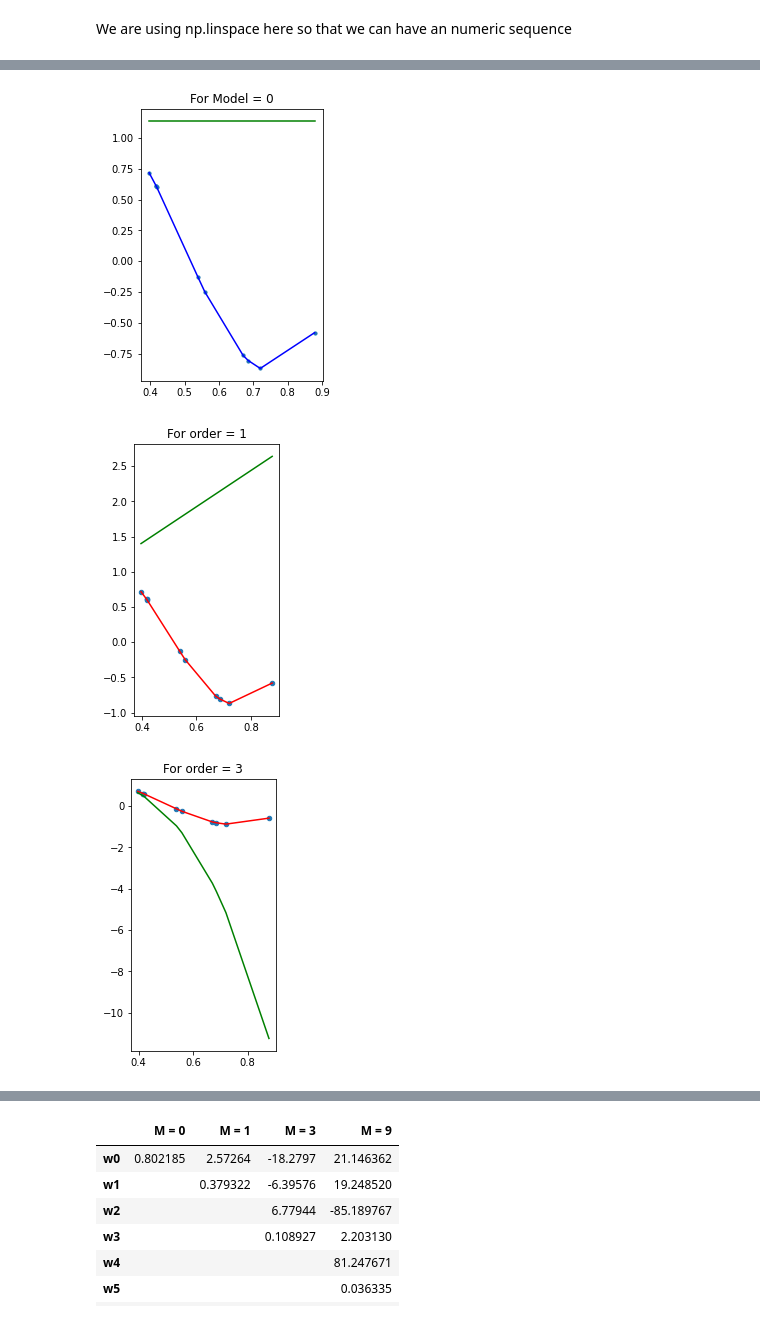
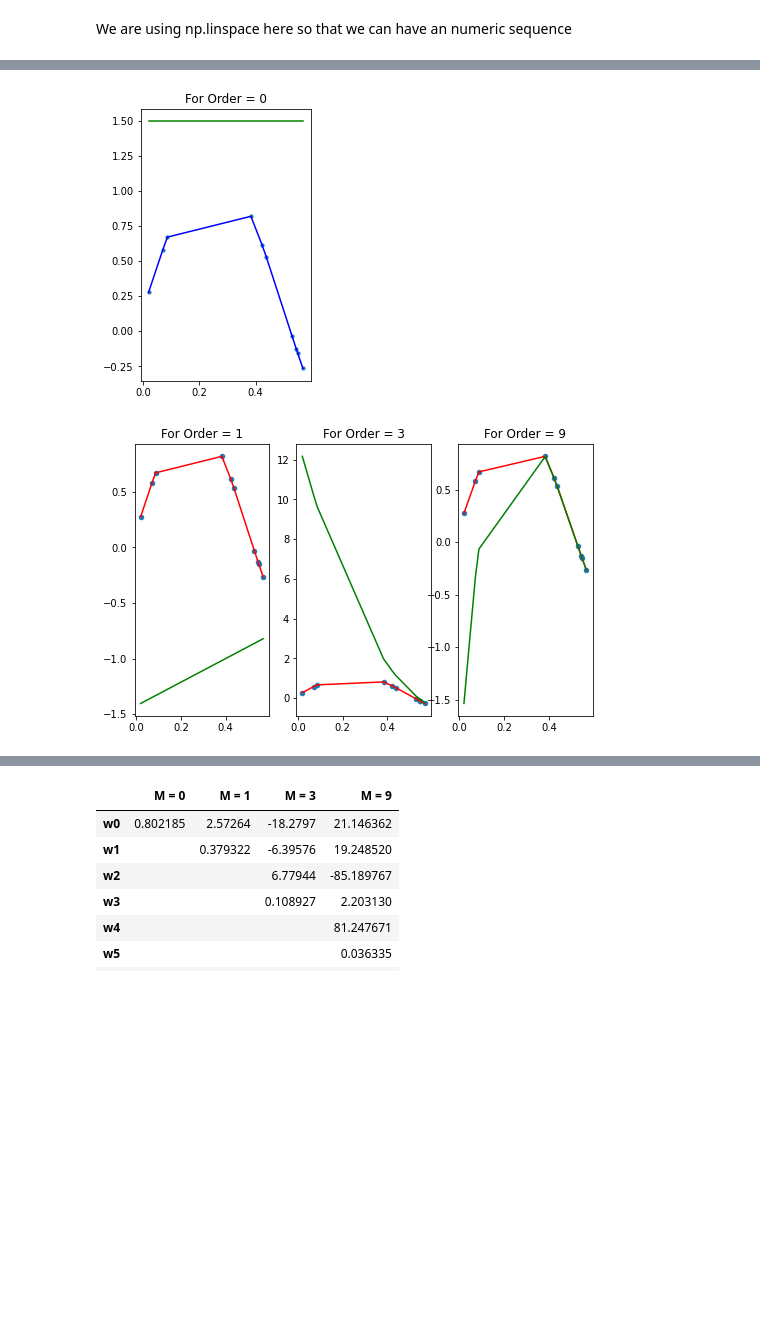
Before and after one commit to kajol16/Overfitting_Underfitting, a Jupyter notebook: Understanding_overfitting_underfitting.ipynb, the cells around one changed output, grey strips where cells are left out. Saved outputs shown, nothing was run; the diff lists cells and outputs as text; code cells hidden in the pictures; blank space fills up the shorter version.

```diff
--- a/Understanding_overfitting_underfitting.ipynb
+++ b/Understanding_overfitting_underfitting.ipynb
@@ -54,2 +57,15 @@ def Func(x):
+# %%
+train_x = np.sort(x[10:])
+test_x = np.sort(x[:10])
+train_x = train_x[:np.newaxis]
+test_x = test_x[:np.newaxis]
 # %% [markdown]
 Calling the function to use for the equation : y = sin(2*pi*X) + 0.1 * N
+# %%
+y = Func(x) + 0.1 * n
+train_y = Func(train_x) + 0.1 * n
+print(train_y)
+test_y = Func(test_x) + 0.1 * n
+print(test_y)
+y_ze = np.full((10,1),n)
+y_ze
@@ -71,5 +99,0 @@ Splitting Training and testing data
-# %%
-train_x = np.sort(x[:10])
-test_x = np.sort(x[10:])
-train_x = train_x[:np.newaxis]
-test_x = test_x[:np.newaxis]
@@ -120,7 +122,7 @@ error_test = []
 coe = []
 
 model=LinearRegression()
-model.fit(train_x.reshape(-1, 1), y_new)
+model.fit(train_x.reshape(-1, 1), y_ze)
 y_pred_train = model.predict(train_x.reshape(-1, 1))
 y_pred_test = model.predict(test_x.reshape(-1, 1))
 
@@ -136,44 +138,44 @@ coe.append(model.coef_)
 #the targets separately.
 w = coe
 
-plot.figure(figsize=(15,5))
+plot.figure(figsize=(14,5))
 plot.subplot(1,4,1)
 plot.plot(test_x , test_y, color = 'b' , label = 'Function')
 plot.scatter(test_x , test_y , s=10, label = 'sample')
 plot.plot(test_x, y_pred_test, color = 'g', label = 'Model')
-plot.title ('For Model = 0')
+plot.title ('For Order = 0')
 plot.show()
 
 j=0
+plot.figure(figsize=(14,5))
 for i in range(1,10):
   model = LinearRegression()
   pol = PolynomialFeatures(degree=i , include_bias=True)
   pol.fit(train_x.reshape(-1, 1))
   x_train_pol = pol.transform(train_x.reshape(-1, 1))
 
   x_test_pol = pol.transform(test_x.reshape(-1, 1))
   model.fit(x_train_pol, train_y)
 
   y_pred_train_pol = model.predict(x_train_pol)
   tr_error = np.sqrt(((y_pred_train_pol-train_y)**2).mean())
   error_train.append(tr_error)
 
   y_pred_test_pol = model.predict(x_test_pol)
   tst_error = np.sqrt(((y_pred_test_pol-test_y)**2).mean())
   error_test.append(tst_error)
 
   if(i==1 or i==3 or i==9):
-    plot.figure(figsize=(15,5))
-    plot.subplot(1, len(degrees)+1, j+2)
+
+    plot.subplot(1, len(degrees)+1, j + 2)
     plot.scatter(test_x , test_y , s=20, label = 'sample')
     plot.plot(test_x, test_y, color = 'r', label = 'Function')
     plot.plot(test_x, y_pred_test_pol, color = 'g', label = 'Model')
-    plot.title("For order = {}".format(degrees[j+1]))
-    j=j+1
+    plot.title("For Order = {}".format(degrees[j+1]))
+    j+=1
     coe.append(model.coef_)
     w = coe
-    plot.show()
+plot.show()
 # %% [output]
-[figure, old version]
+[figure, new version]
-[figure, old version]
+[figure, new version]
-[figure, removed]
```
Also changed, not shown: parts of 16 cells of this notebook.
